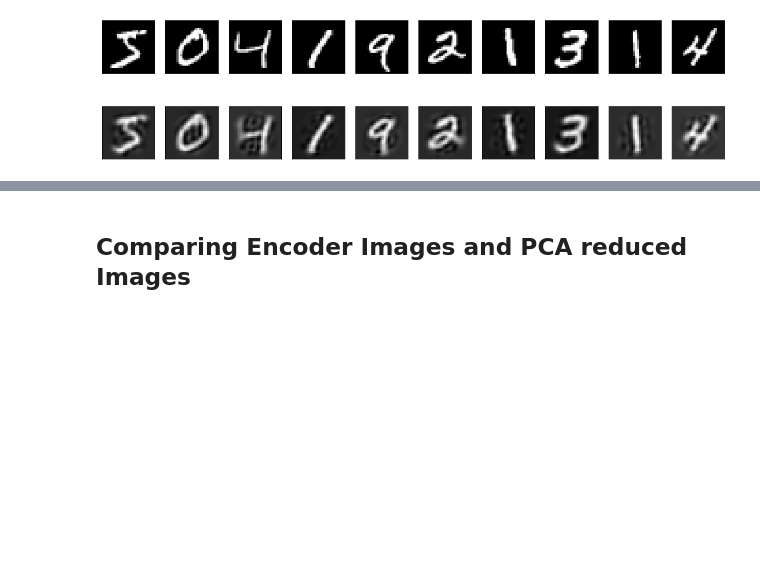
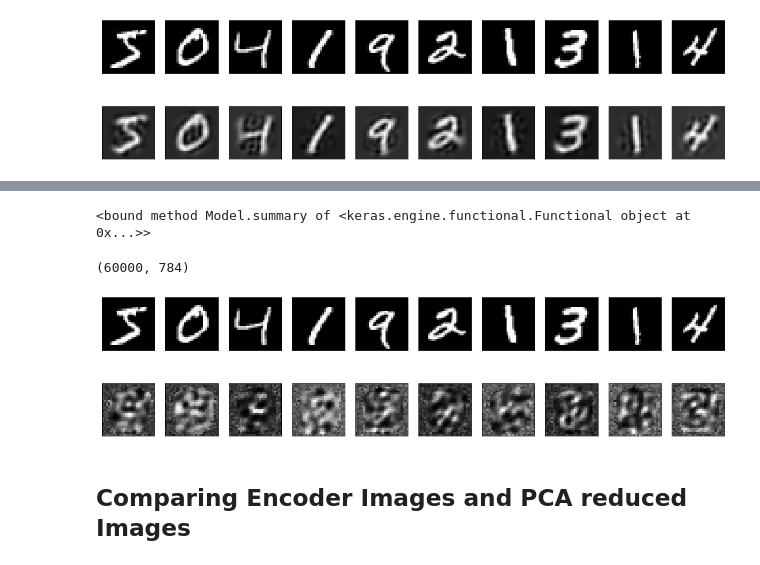
Before and after one commit to Vaibhav11002/MTech-Thesis-IITH, a Jupyter notebook: Autoencoders/AUTOENCODERS.ipynb, the cells around one changed output, grey strips where cells are left out. Drawn from its saved outputs; the diff is of its cells as text; code cells hidden in the pictures; blank space fills up the shorter version.

```diff
--- a/Autoencoders/AUTOENCODERS.ipynb
+++ b/Autoencoders/AUTOENCODERS.ipynb
@@ -507,3 +509,35 @@ plt.show()
+# %%
+decoder.summary
+# %% [output]
+<bound method Model.summary of <keras.engine.functional.Functional object at 0x...>>
+# %%
+decoder_for_pca = decoder.predict(X_train_pca)
+# %%
+decoder_for_pca.shape
+# %% [output]
+(60000, 784)
+# %%
+n = 10
+plt.figure(figsize=(20, 8))
+for i in range(n):
+    # display original
+    ax = plt.subplot(3, n, i+1)
+    plt.imshow(X_train[i].reshape(28, 28))
+    plt.gray()
+    ax.get_xaxis().set_visible(False)
+    ax.get_yaxis().set_visible(False)
+
+
+    # display reconstruction
+    ax = plt.subplot(3, n, i+n+1)
+    plt.imshow(decoder_for_pca[i].reshape(28, 28))
+    plt.gray()
+    ax.get_xaxis().set_visible(False)
+    ax.get_yaxis().set_visible(False)
+
+plt.show()
+# %% [output]
+[figure, added]
 # %% [markdown]
 ## Comparing Encoder Images and PCA reduced Images
 # %%
```
Also changed, not shown: parts of 15 cells of this notebook.
